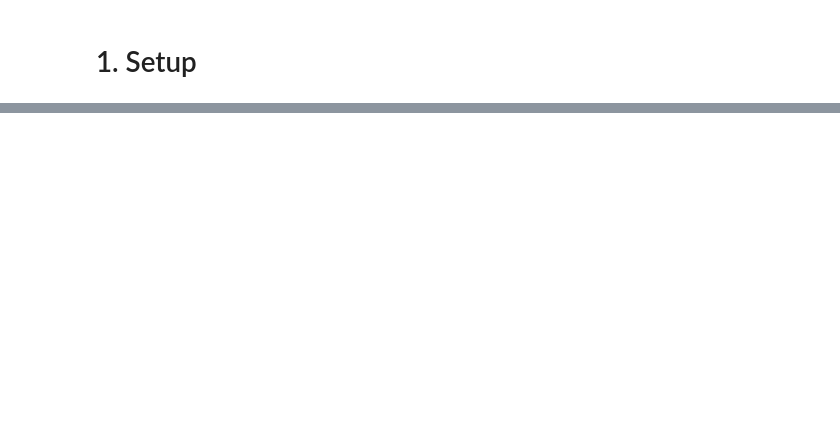
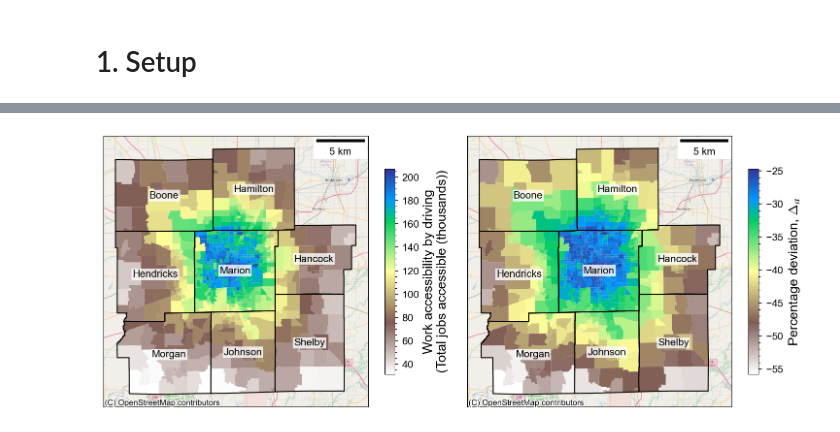
Before and after one commit to rvanxer/impedance, a Jupyter notebook: code/4_accessibility.ipynb, the cells around one changed output, grey strips where cells are left out. Cells and saved outputs as stored; diff of their text form; code cells hidden in the pictures; blank space fills up the shorter version.

Commit message:
Updated accessibility analysis

```diff
--- a/code/4_accessibility.ipynb
+++ b/code/4_accessibility.ipynb
@@ -251,0 +185,27 @@ zones = gpd.read_parquet(outroot / 'zones.parquet').set_crs(CRS_M).disp()
+# %%
+def fig_xs_delta_main(xs=xs_bg, zones=zones, dpi=150):
+    _, (ax1, ax2) = plt.subplots(1, 2, figsize=(10, 5), dpi=dpi)
+    df = xs.query('factor=="Purpose" & level=="Work"').copy()
+    df['general'] /= 1000
+    label = 'Work accessibility by driving\n(Total jobs accessible (thousands))'
+    zones.merge(df).plot(ax=ax1, column='general', cmap='terrain_r',
+                         legend=1, legend_kwds=D(shrink=0.6, label=label))
+    label = 'Percentage deviation, $\Delta_α$'
+    zones.merge(df).plot(ax=ax2, column='pct_diff', cmap='terrain_r',
+                         legend=1, legend_kwds=D(shrink=0.6, label=label))
+    cnty = zones.dissolve('county')
+    for ax in [ax1, ax2]:
+        cnty.plot(ax=ax, fc='none', ec='k', lw=1)
+        ax.tick_params(axis='both', which='both', left=0, bottom=0)
+        ax.set_xticks([]); ax.set_yticks([])
+        basemap(ax)
+        for _, r in cnty.iterrows():
+            x, y = r.geometry.centroid.coords[0]
+            ax.text(x, y, r.name, ha='center', va='center',
+                    bbox=D(fc='w', alpha=0.8, pad=1, ec='none'))
+    plt.tight_layout()
+    plt.subplots_adjust(wspace=0.1)
+
+x = fig_xs_delta_main(); x
+# %% [output]
+[figure, added]
```
Also changed, not shown: parts of 41 cells of this notebook, 4 other files.
